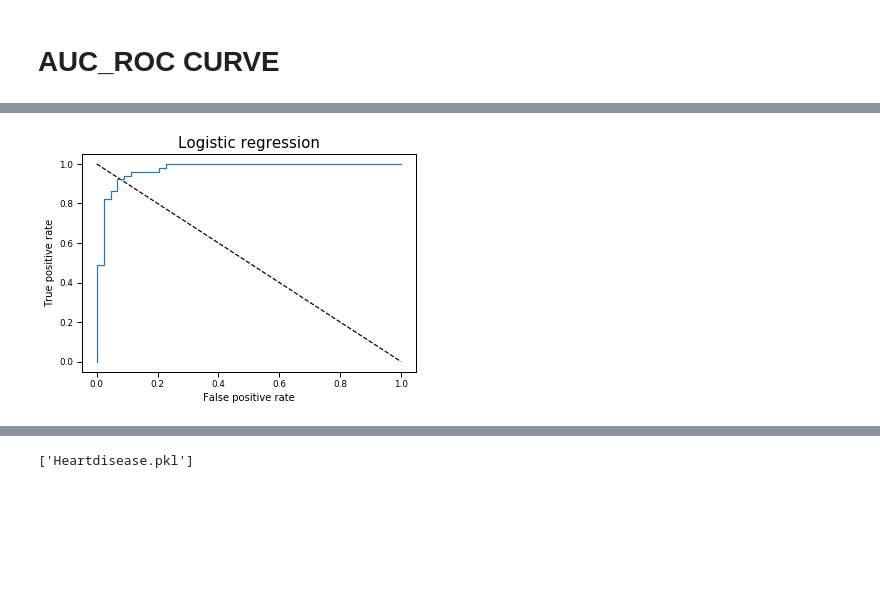
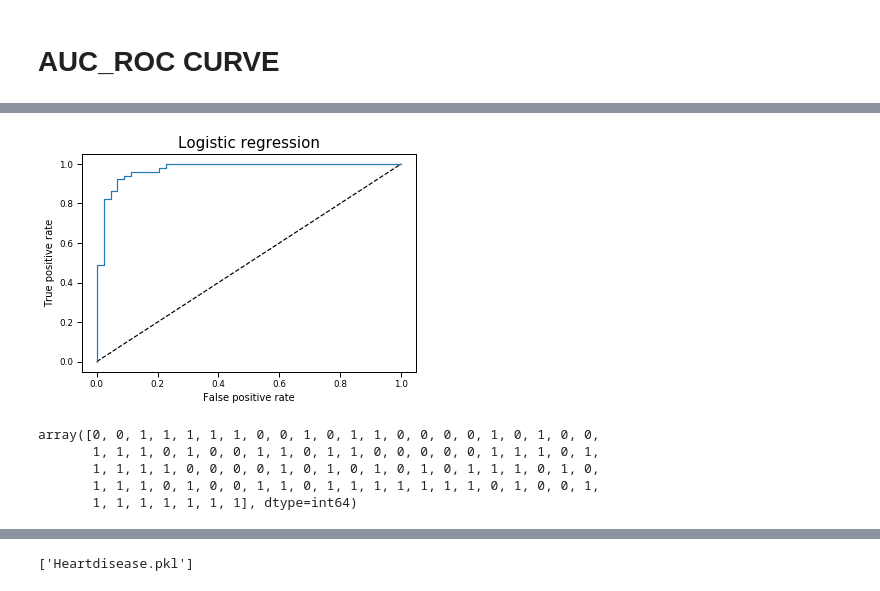
Before and after one commit to sonirl/DT_Evaluation-projects, a Jupyter notebook: Project_5_heartdisease.ipynb, the cells around one changed output, grey strips where cells are left out. Drawn from its saved outputs; the diff is of its cells as text; code cells hidden in the pictures; blank space fills up the shorter version.

```diff
--- a/Project_5_heartdisease.ipynb
+++ b/Project_5_heartdisease.ipynb
@@ -572,11 +574,20 @@ array([0.28516909, 0.45215868, 0.9202321 , 0.85449269, 0.94939636,
 fpr,tpr,thresholds = roc_curve(y_test_new,lr_pred_prob)
 # %%
 #plotting AUC ROC curve
-plt.plot([0,1],[1,0],'k--')
+plt.plot([0,1],[0,1],'k--')
 plt.plot(fpr,tpr,label = 'Logistic Regression')
 plt.xlabel('False positive rate')
 plt.ylabel('True positive rate')
 plt.title('Logistic regression')
 plt.show()
 # %% [output]
-[figure, old version]
+[figure, new version]
+# %%
+#saving redicted file into csv format
+lr_pred_new
+# %% [output]
+array([0, 0, 1, 1, 1, 1, 1, 0, 0, 1, 0, 1, 1, 0, 0, 0, 0, 1, 0, 1, 0, 0,
+       1, 1, 1, 0, 1, 0, 0, 1, 1, 0, 1, 1, 0, 0, 0, 0, 0, 1, 1, 1, 0, 1,
+       1, 1, 1, 1, 0, 0, 0, 0, 1, 0, 1, 0, 1, 0, 1, 0, 1, 1, 1, 0, 1, 0,
+       1, 1, 1, 0, 1, 0, 0, 1, 1, 0, 1, 1, 1, 1, 1, 1, 1, 0, 1, 0, 0, 1,
+       1, 1, 1, 1, 1, 1, 1], dtype=int64)
```
Also changed, not shown: parts of 6 cells of this notebook.
